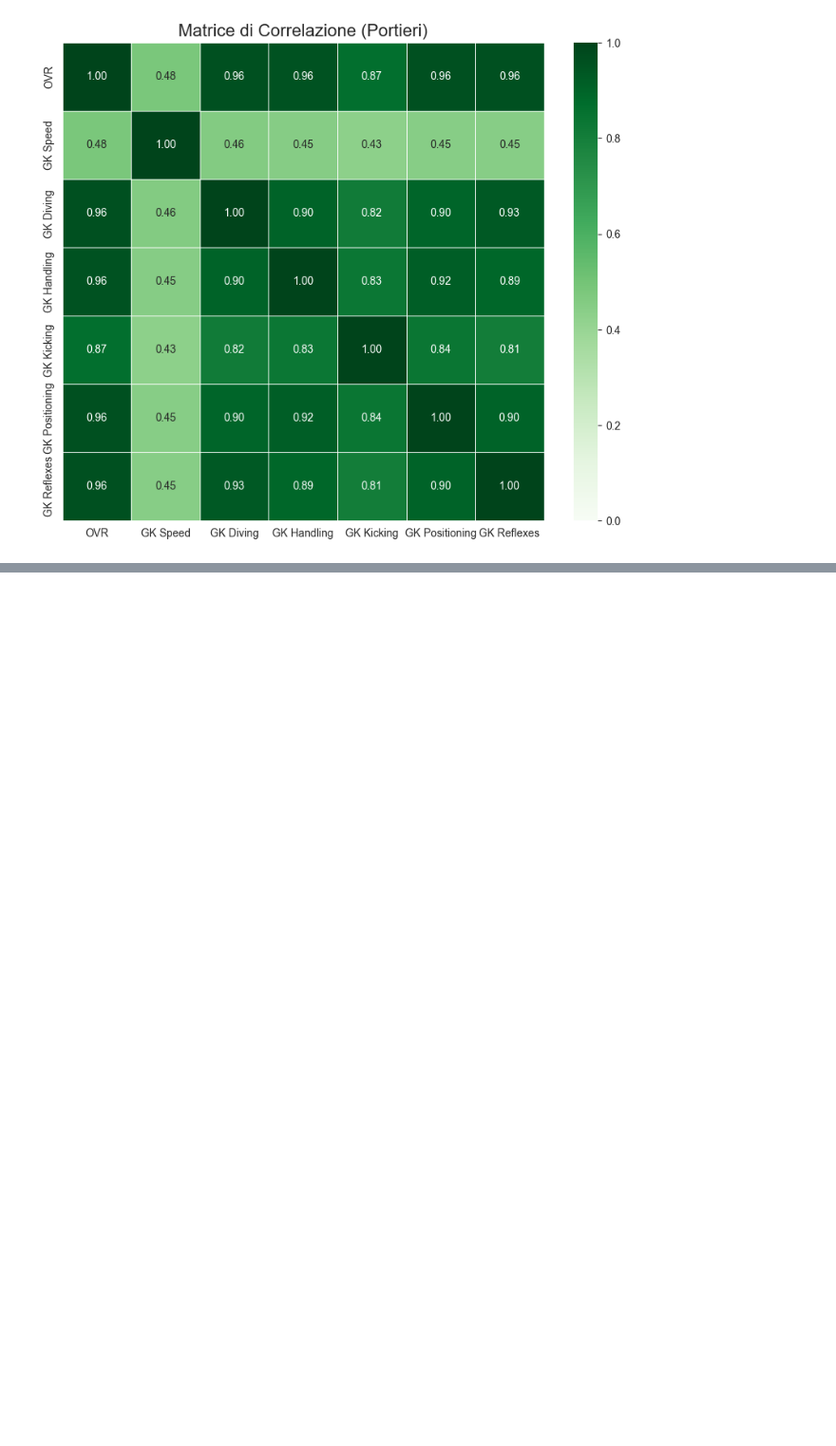
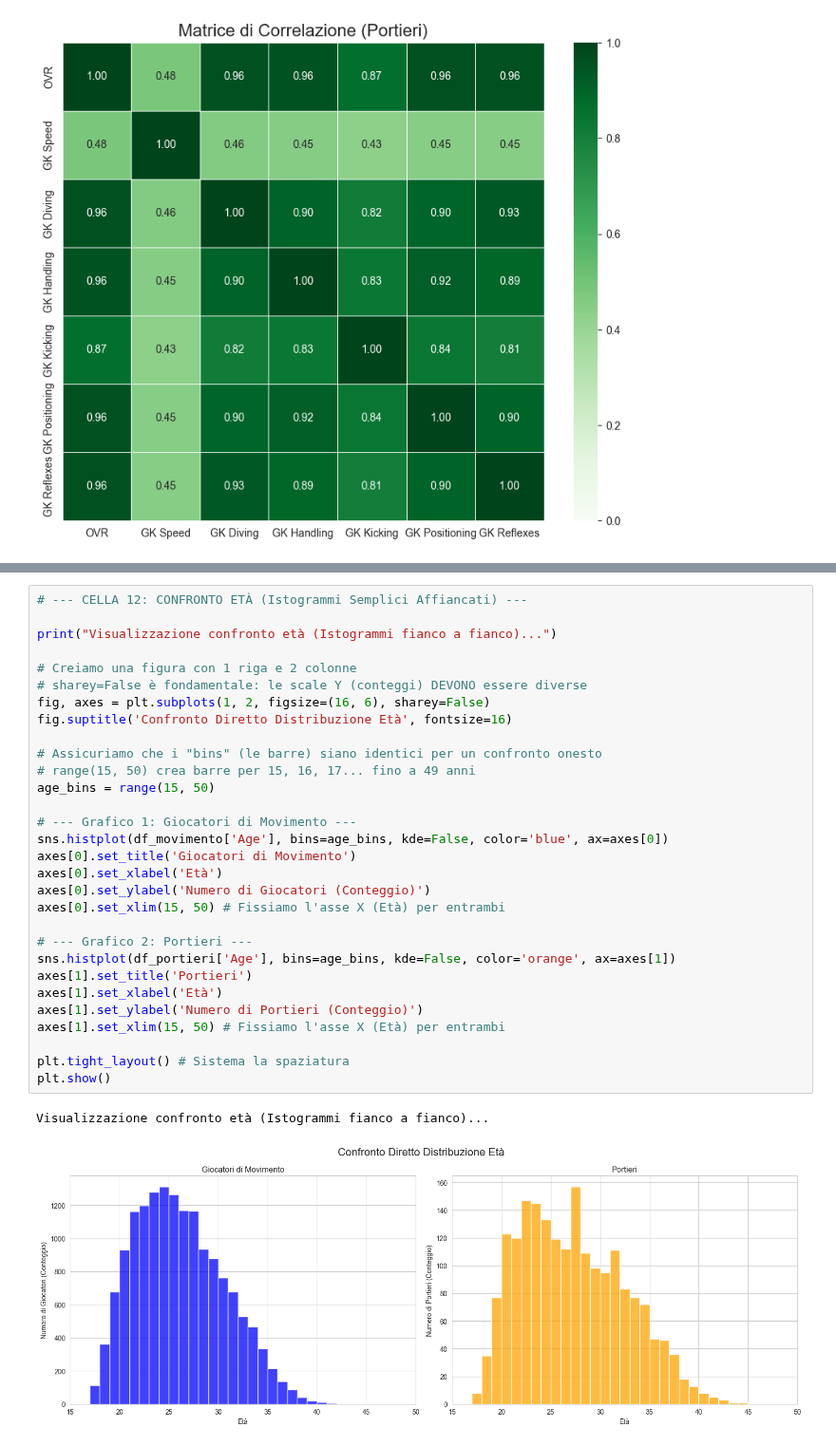
Before and after one commit to grannico/Progetti_DataScience_25-26, a Jupyter notebook: analisi_descrittiva.ipynb, the cells around one changed output, grey strips where cells are left out. Shown at 95% size. Cells and saved outputs as stored; diff of their text form; blank space fills up the shorter version.

```diff
--- a/analisi_descrittiva.ipynb
+++ b/analisi_descrittiva.ipynb
@@ -218,0 +266,33 @@ Trovati 5922 difensori.
+# %%
+# --- CELLA 12: CONFRONTO ETÀ (Istogrammi Semplici Affiancati) ---
+
+print("Visualizzazione confronto età (Istogrammi fianco a fianco)...")
+
+# Creiamo una figura con 1 riga e 2 colonne
+# sharey=False è fondamentale: le scale Y (conteggi) DEVONO essere diverse
+fig, axes = plt.subplots(1, 2, figsize=(16, 6), sharey=False)
+fig.suptitle('Confronto Diretto Distribuzione Età', fontsize=16)
+
+# Assicuriamo che i "bins" (le barre) siano identici per un confronto onesto
+# range(15, 50) crea barre per 15, 16, 17... fino a 49 anni
+age_bins = range(15, 50)
+
+# --- Grafico 1: Giocatori di Movimento ---
+sns.histplot(df_movimento['Age'], bins=age_bins, kde=False, color='blue', ax=axes[0])
+axes[0].set_title('Giocatori di Movimento')
+axes[0].set_xlabel('Età')
+axes[0].set_ylabel('Numero di Giocatori (Conteggio)')
+axes[0].set_xlim(15, 50) # Fissiamo l'asse X (Età) per entrambi
+
+# --- Grafico 2: Portieri ---
+sns.histplot(df_portieri['Age'], bins=age_bins, kde=False, color='orange', ax=axes[1])
+axes[1].set_title('Portieri')
+axes[1].set_xlabel('Età')
+axes[1].set_ylabel('Numero di Portieri (Conteggio)')
+axes[1].set_xlim(15, 50) # Fissiamo l'asse X (Età) per entrambi
+
+plt.tight_layout() # Sistema la spaziatura
+plt.show()
+# %% [output]
+Visualizzazione confronto età (Istogrammi fianco a fianco)...
+[figure, added]
```
Also changed, not shown: parts of 20 cells of this notebook.
